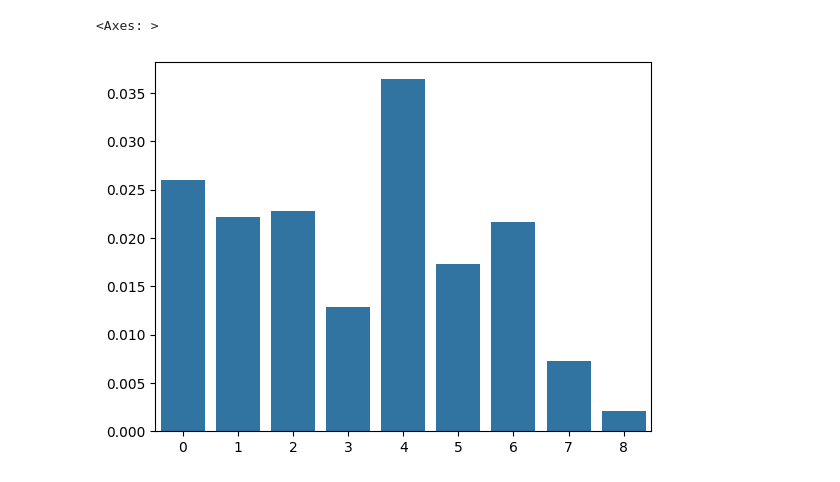
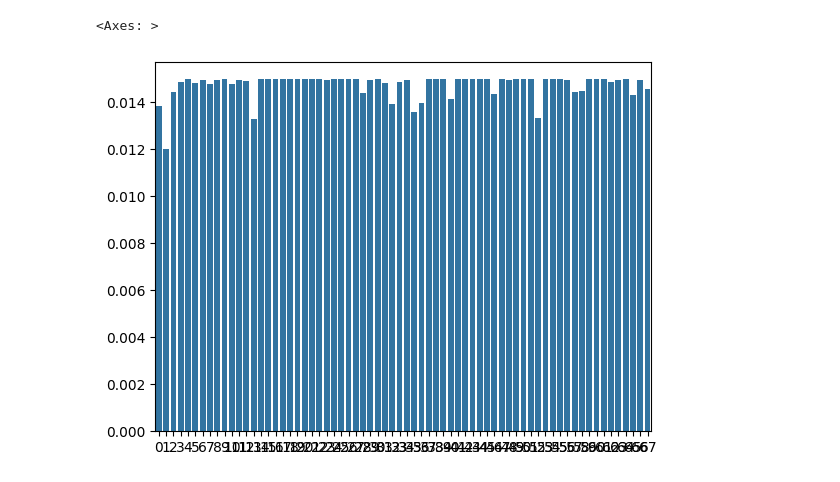
Before and after one commit to kramerlab/FeatureWeightDebiasing, a Jupyter notebook: src/develop_feature_weighting.ipynb, the cells around one changed output. Cells and saved outputs as stored; diff of their text form; code cells hidden in the pictures.

```diff
--- a/src/develop_feature_weighting.ipynb
+++ b/src/develop_feature_weighting.ipynb
@@ -19,10 +19,10 @@ To enable the following instructions: AVX2 FMA, in other operations, rebuild Ten
 # %%
-df, columns, target = load_breast_cancer_data()
+df, columns, target = load_folktables_income_data()
 df[columns] = StandardScaler().fit_transform(df[columns])
 # N = df[df["label"] == 1]
 # R = df[df["label"] == 0]
 N, R, T = sample_with_test_set(
-           "mean_difference",
+           "less_positive_class",
            df,
            target,
            train_fraction=0.5,
@@ -31,6 +31,7 @@ N, R, T = sample_with_test_set(
            columns=columns,
        )
 dropped_N = N.copy().reset_index(drop=True)
+feature_weights = np.ones(len(columns)) / len(columns)
 # %%
-# _, feature_importance = mrs_without_cv(dropped_N, R, columns, class_weights="balanced", random_state=5, drop=20)
-drop_ids, feature_importance_cv = mrs(dropped_N, R, columns, class_weights="balanced", random_state=5, drop=20)
+_, feature_importance = mrs_without_cv(dropped_N, R, columns, class_weights="balanced", random_state=5, drop=20, feature_weights=feature_weights)
+# drop_ids, feature_importance = mrs(dropped_N, R, columns, class_weights="balanced", random_state=5, drop=20, feature_weight=feature_weights)
@@ -37,9 +43,9 @@ drop_ids, feature_importance_cv = mrs(dropped_N, R, columns, class_weights="bala
 # %%
-feature_weights = compute_feature_weights_with_temperature(0.01, feature_importance_cv)
-sns.barplot(feature_importance_cv)
+feature_weights = compute_feature_weights_with_temperature(0.1, feature_importance)
+sns.barplot(feature_weights)
 # %% [output]
 <Axes: >
-[figure, old version]
+[figure, new version]
 # %%
 seed = 5
 max_features = "sqrt"
```
Also changed, not shown: parts of 7 cells of this notebook, 2 other files.
